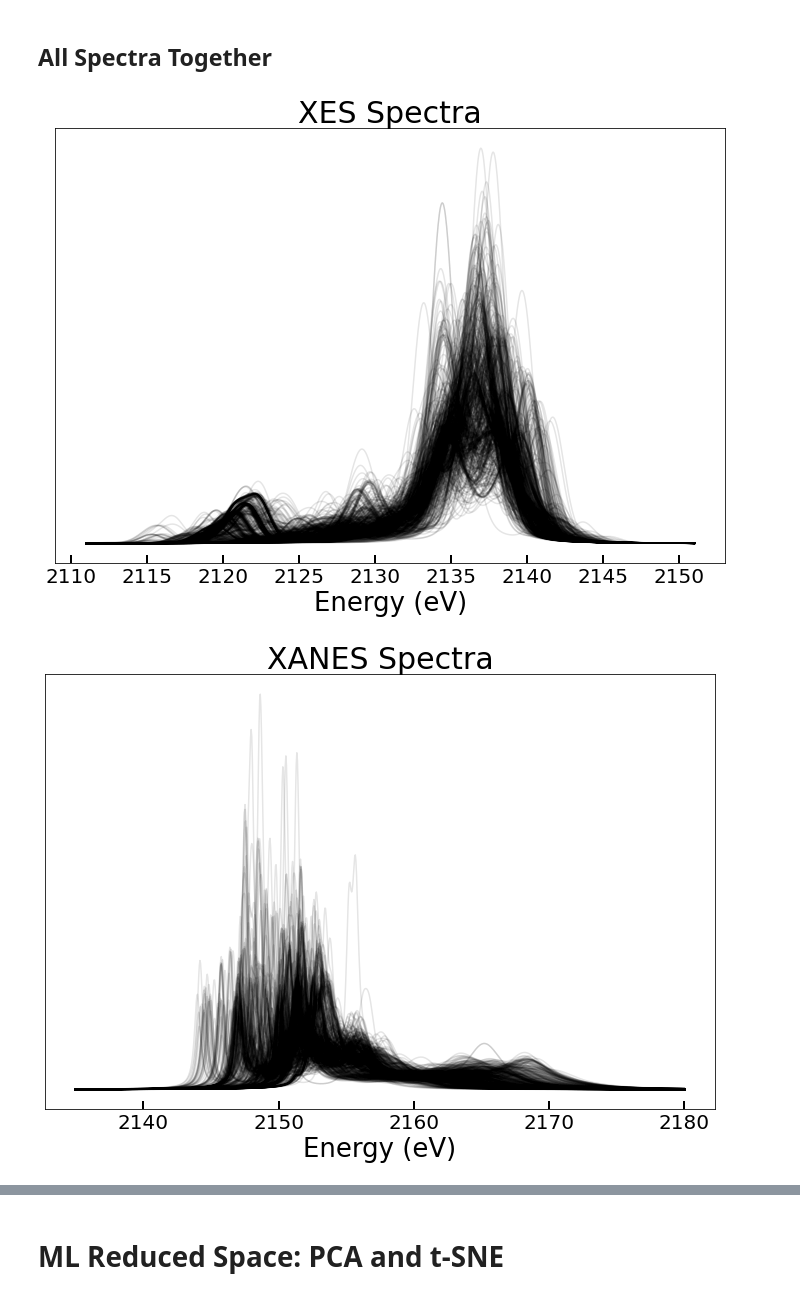
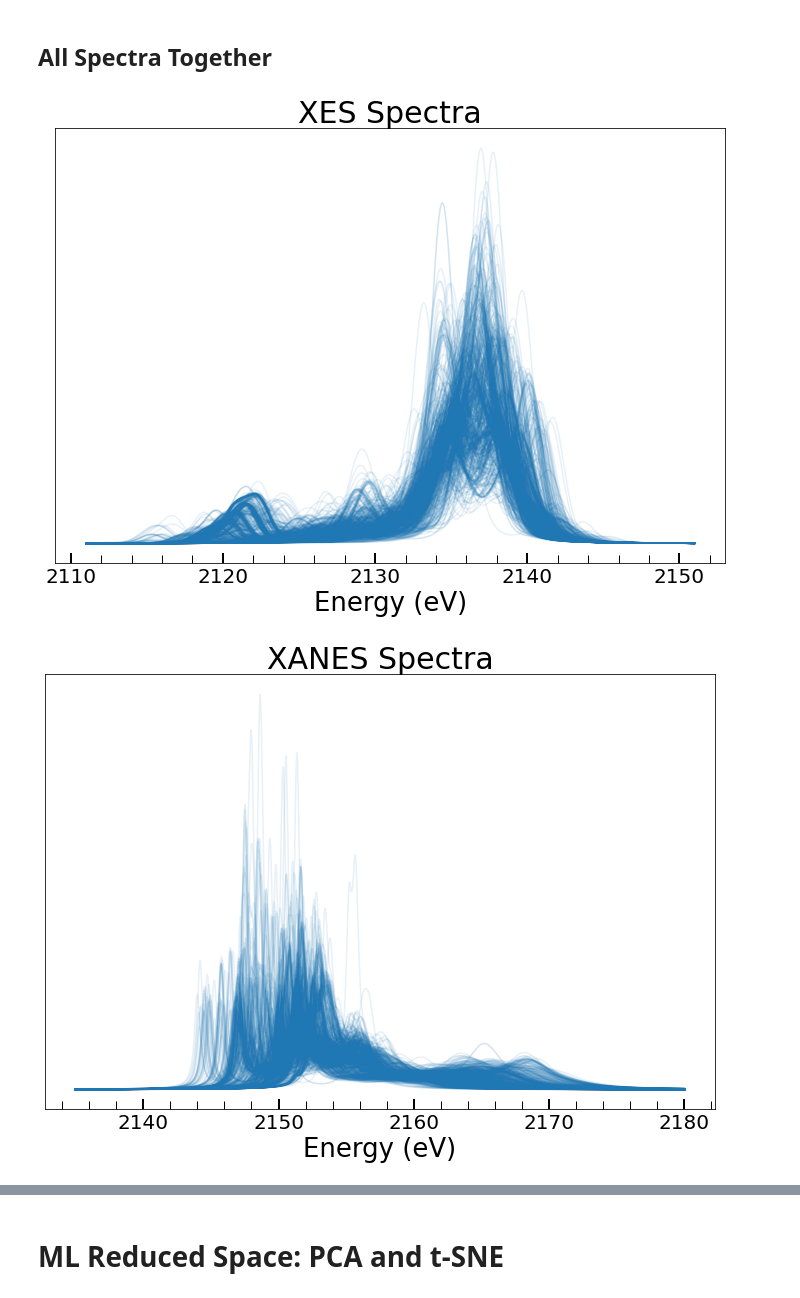
Before and after one commit to Seidler-Lab/Phosphorus-ML-Project, a Jupyter notebook: Data_Analysis_Sam.ipynb, the cells around one changed output, grey strips where cells are left out. Saved outputs shown, nothing was run; the diff lists cells and outputs as text; code cells hidden in the pictures.

```diff
--- a/Data_Analysis_Sam.ipynb
+++ b/Data_Analysis_Sam.ipynb
@@ -247,28 +223,10 @@ stack_plot([[x, y],[x2-e_shift, y2]], ['Yasuda, 1984', 'NWChem'], title="$PhO_3P
 # ML and Data Science section
 # %% [markdown]
 ## All Spectra Together
-# %%
-def Spagetti_plot(energy, X, mode='XES', MINIMAX=[0,-1]):
-
-    MIN, MAX = MINIMAX
-
-    fig, ax = plt.subplots(figsize=(12,8))
-
-    for x in X:
-        plt.plot(energy, x, '-', c='k', alpha=0.1)
-
-    plt.title(f"{mode} Spectra", fontsize=30)
-
-    plt.xlabel('Energy (eV)', fontsize=26)
-    plt.xticks(fontsize=20)
-    ax.tick_params(direction='in', width=2, length=8)
-    plt.yticks([])
-
-    plt.show()
-
-Spagetti_plot(XESenergy, XES, mode='XES')
-Spagetti_plot(XANESenergy, XANES, mode='XANES')
-# %% [output]
-[figure, removed]
-[figure, removed]
+# %%
+xesplt = plot_spaghetti(plt.subplots(figsize=(12,8)), X_data_classed, mode='XES', coloralpha=0.1);
+xanesplt = plot_spaghetti(plt.subplots(figsize=(12,8)), X_data_classed, mode='XANES', coloralpha=0.1);
+# %% [output]
+[figure, added]
+[figure, added]
 # %% [markdown]
```
Also changed, not shown: parts of 35 cells of this notebook, 3 other files.
